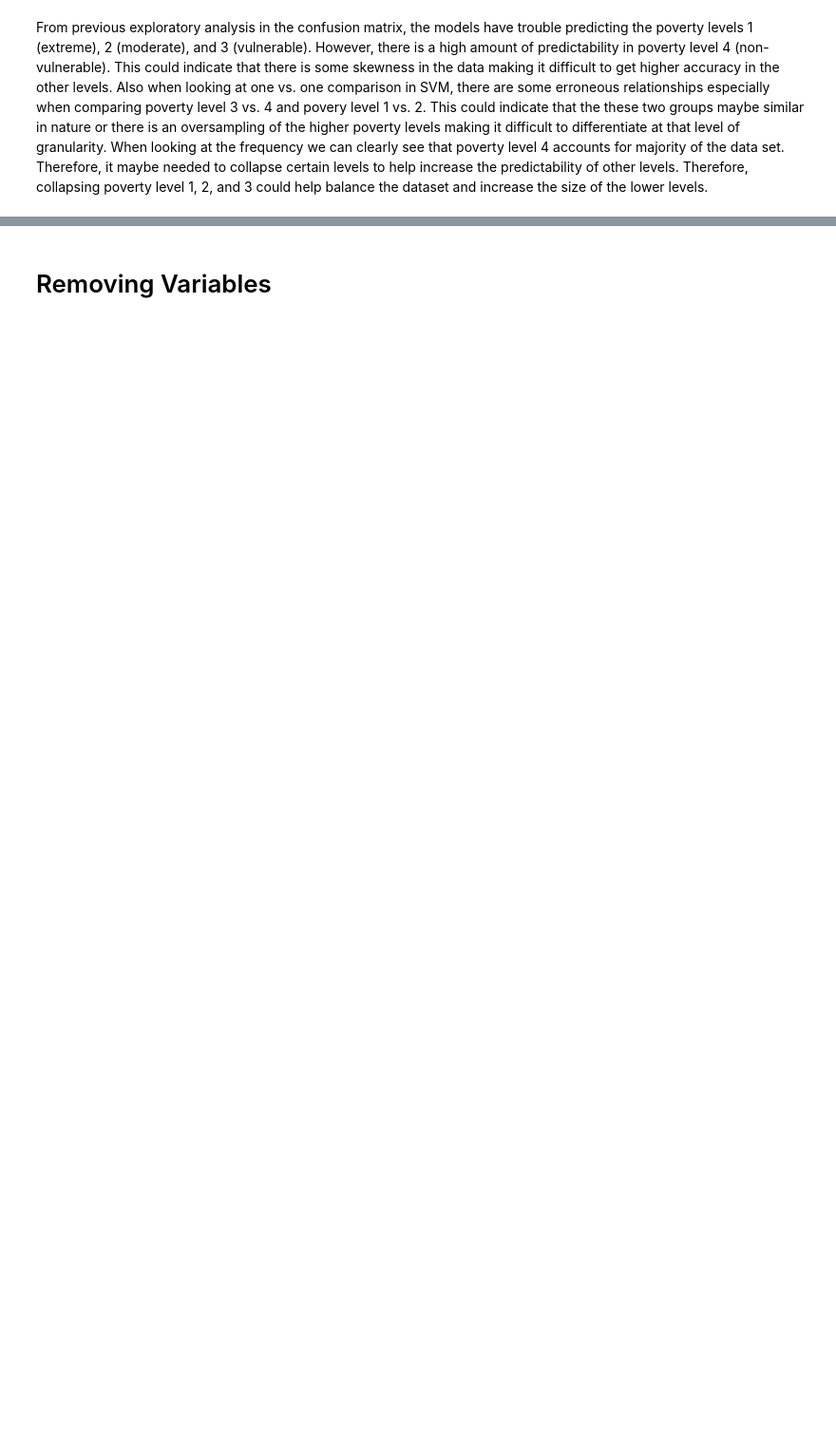
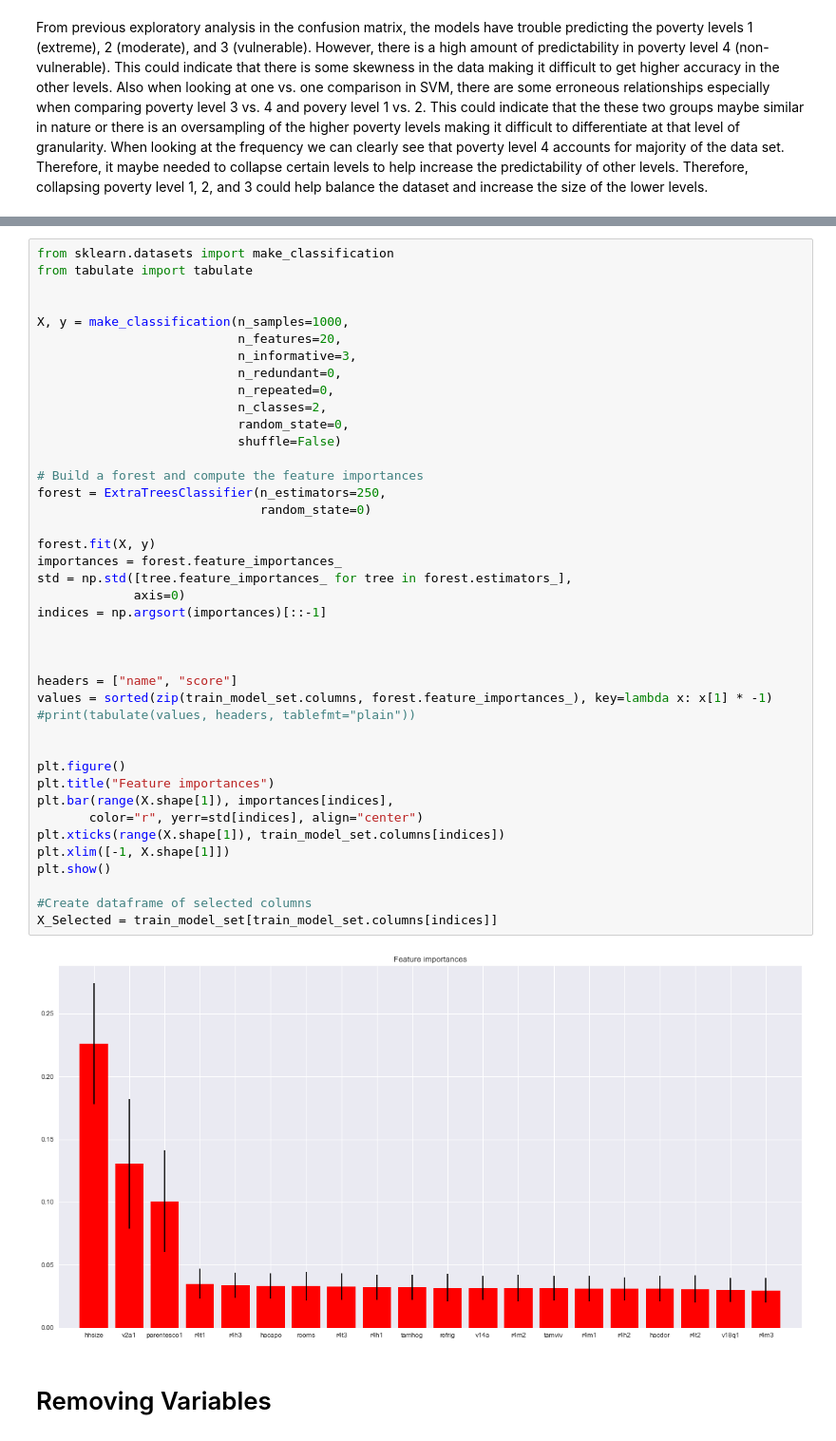
Before and after one commit to JLMarin64/CostaRicanPovertyPred, a Jupyter notebook: Lab 2/Lab 2-Scaling_and_PCA.ipynb, the cells around one changed output, grey strips where cells are left out. Shown at 95% size. Cells and saved outputs as stored; diff of their text form; blank space fills up the shorter version.

```diff
--- a/Lab 2/Lab 2-Scaling_and_PCA.ipynb
+++ b/Lab 2/Lab 2-Scaling_and_PCA.ipynb
@@ -489,3 +536,46 @@ From previous exploratory analysis in the confusion matrix, the models have trou
+# %%
+from sklearn.datasets import make_classification
+from tabulate import tabulate
+
+
+X, y = make_classification(n_samples=1000,
+                           n_features=20,
+                           n_informative=3,
+                           n_redundant=0,
+                           n_repeated=0,
+                           n_classes=2,
+                           random_state=0,
+                           shuffle=False)
+
+# Build a forest and compute the feature importances
+forest = ExtraTreesClassifier(n_estimators=250,
+                              random_state=0)
+
+forest.fit(X, y)
+importances = forest.feature_importances_
+std = np.std([tree.feature_importances_ for tree in forest.estimators_],
+             axis=0)
+indices = np.argsort(importances)[::-1]
+
+
+
+headers = ["name", "score"]
+values = sorted(zip(train_model_set.columns, forest.feature_importances_), key=lambda x: x[1] * -1)
+#print(tabulate(values, headers, tablefmt="plain"))
+
+
+plt.figure()
+plt.title("Feature importances")
+plt.bar(range(X.shape[1]), importances[indices],
+       color="r", yerr=std[indices], align="center")
+plt.xticks(range(X.shape[1]), train_model_set.columns[indices])
+plt.xlim([-1, X.shape[1]])
+plt.show()
+
+#Create dataframe of selected columns
+X_Selected = train_model_set[train_model_set.columns[indices]]
+# %% [output]
+[figure, added]
 # %% [markdown]
 # Removing Variables
 # %%
```
Also changed, not shown: parts of 14 cells of this notebook, 1 other file.
